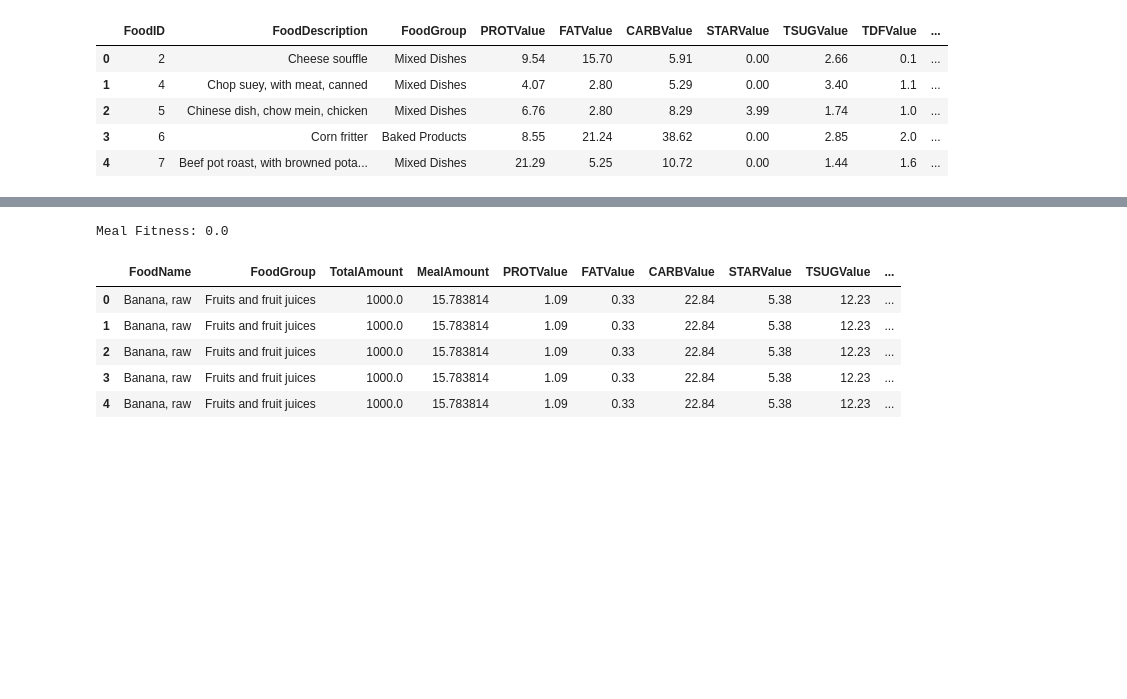
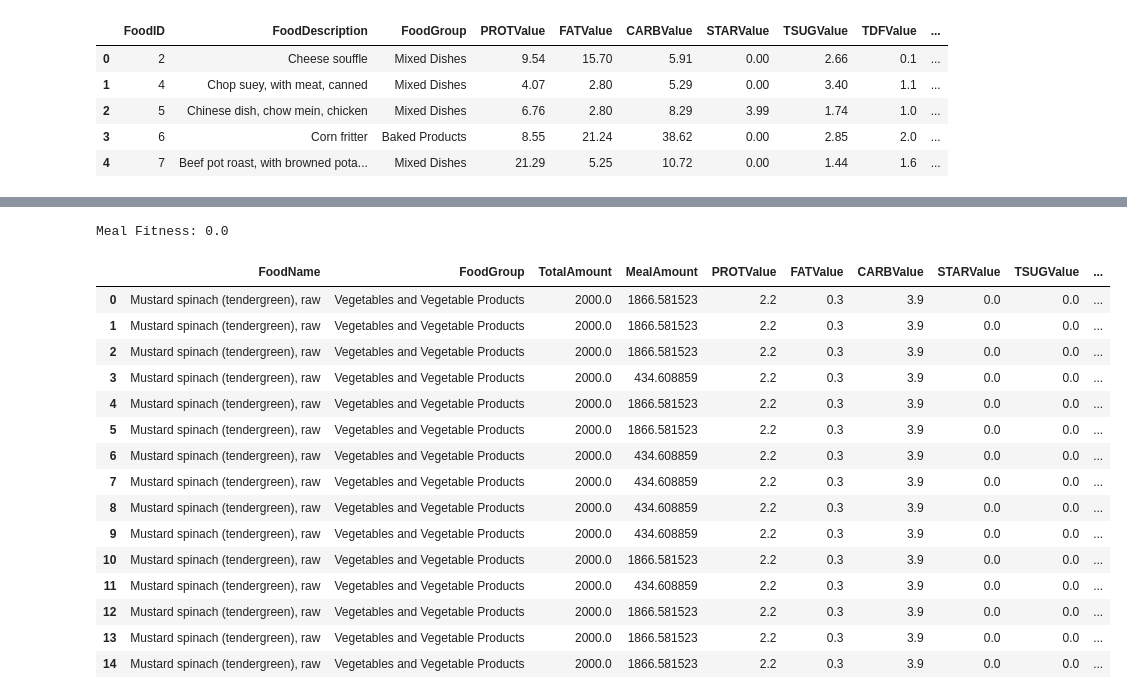
Before and after one commit to dakshvirrehill/Meal-Planner-Expert-System, a Jupyter notebook: Meal Planner Expert System.ipynb, the cells around one changed output, grey strips where cells are left out. Saved outputs shown, nothing was run; the diff lists cells and outputs as text; code cells hidden in the pictures; blank space fills up the shorter version.

```diff
--- a/Meal Planner Expert System.ipynb
+++ b/Meal Planner Expert System.ipynb
@@ -223,7 +241,7 @@ class DailyMealPlanner():
     def __init__(self,
                  user_data,
                  combinations = 100,
-                 no_of_ingredients = 5,
+                 no_of_ingredients = 30,
                  mutation_rate=0.001,
                  elite_percentage=10,
                  random_state=1):
@@ -304,15 +322,27 @@ class DailyMealPlanner():
             self.next_generation()
         return self.current_generation[0]
 # %%
-daily_meal_planner = DailyMealPlanner(user,200,5,0.002,15,25)
-new_meal = daily_meal_planner.get_healthy_meal(500)
+daily_meal_planner = DailyMealPlanner(user,50,15,0.002,15,65)
+new_meal = daily_meal_planner.get_healthy_meal(100)
 print("Meal Fitness:" ,new_meal.fitness)
-display(new_meal.ingredients.head(5))
 # %% [output]
 Meal Fitness: 0.0
-|  | FoodName | FoodGroup | TotalAmount | MealAmount | PROTValue | FATValue | CARBValue | STARValue | TSUGValue | ... |
-| 0 | Banana, raw | Fruits and fruit juices | 1000.0 | 15.783814 | 1.09 | 0.33 | 22.84 | 5.38 | 12.23 | ... |
-| 1 | Banana, raw | Fruits and fruit juices | 1000.0 | 15.783814 | 1.09 | 0.33 | 22.84 | 5.38 | 12.23 | ... |
-| 2 | Banana, raw | Fruits and fruit juices | 1000.0 | 15.783814 | 1.09 | 0.33 | 22.84 | 5.38 | 12.23 | ... |
-| 3 | Banana, raw | Fruits and fruit juices | 1000.0 | 15.783814 | 1.09 | 0.33 | 22.84 | 5.38 | 12.23 | ... |
-| 4 | Banana, raw | Fruits and fruit juices | 1000.0 | 15.783814 | 1.09 | 0.33 | 22.84 | 5.38 | 12.23 | ... |
+# %%
+display(new_meal.ingredients)
+# %% [output]
+|  | FoodName | FoodGroup | TotalAmount | MealAmount | PROTValue | FATValue | CARBValue | STARValue | TSUGValue | ... |
+| 0 | Mustard spinach (tendergreen), raw | Vegetables and Vegetable Products | 2000.0 | 1866.581523 | 2.2 | 0.3 | 3.9 | 0.0 | 0.0 | ... |
+| 1 | Mustard spinach (tendergreen), raw | Vegetables and Vegetable Products | 2000.0 | 1866.581523 | 2.2 | 0.3 | 3.9 | 0.0 | 0.0 | ... |
+| 2 | Mustard spinach (tendergreen), raw | Vegetables and Vegetable Products | 2000.0 | 1866.581523 | 2.2 | 0.3 | 3.9 | 0.0 | 0.0 | ... |
+| 3 | Mustard spinach (tendergreen), raw | Vegetables and Vegetable Products | 2000.0 | 434.608859 | 2.2 | 0.3 | 3.9 | 0.0 | 0.0 | ... |
+| 4 | Mustard spinach (tendergreen), raw | Vegetables and Vegetable Products | 2000.0 | 1866.581523 | 2.2 | 0.3 | 3.9 | 0.0 | 0.0 | ... |
+| 5 | Mustard spinach (tendergreen), raw | Vegetables and Vegetable Products | 2000.0 | 1866.581523 | 2.2 | 0.3 | 3.9 | 0.0 | 0.0 | ... |
+| 6 | Mustard spinach (tendergreen), raw | Vegetables and Vegetable Products | 2000.0 | 434.608859 | 2.2 | 0.3 | 3.9 | 0.0 | 0.0 | ... |
+| 7 | Mustard spinach (tendergreen), raw | Vegetables and Vegetable Products | 2000.0 | 434.608859 | 2.2 | 0.3 | 3.9 | 0.0 | 0.0 | ... |
+| 8 | Mustard spinach (tendergreen), raw | Vegetables and Vegetable Products | 2000.0 | 434.608859 | 2.2 | 0.3 | 3.9 | 0.0 | 0.0 | ... |
+| 9 | Mustard spinach (tendergreen), raw | Vegetables and Vegetable Products | 2000.0 | 434.608859 | 2.2 | 0.3 | 3.9 | 0.0 | 0.0 | ... |
+| 10 | Mustard spinach (tendergreen), raw | Vegetables and Vegetable Products | 2000.0 | 1866.581523 | 2.2 | 0.3 | 3.9 | 0.0 | 0.0 | ... |
+| 11 | Mustard spinach (tendergreen), raw | Vegetables and Vegetable Products | 2000.0 | 434.608859 | 2.2 | 0.3 | 3.9 | 0.0 | 0.0 | ... |
+| 12 | Mustard spinach (tendergreen), raw | Vegetables and Vegetable Products | 2000.0 | 1866.581523 | 2.2 | 0.3 | 3.9 | 0.0 | 0.0 | ... |
+| 13 | Mustard spinach (tendergreen), raw | Vegetables and Vegetable Products | 2000.0 | 1866.581523 | 2.2 | 0.3 | 3.9 | 0.0 | 0.0 | ... |
+| 14 | Mustard spinach (tendergreen), raw | Vegetables and Vegetable Products | 2000.0 | 1866.581523 | 2.2 | 0.3 | 3.9 | 0.0 | 0.0 | ... |
```
Also changed, not shown: parts of 7 cells of this notebook.
